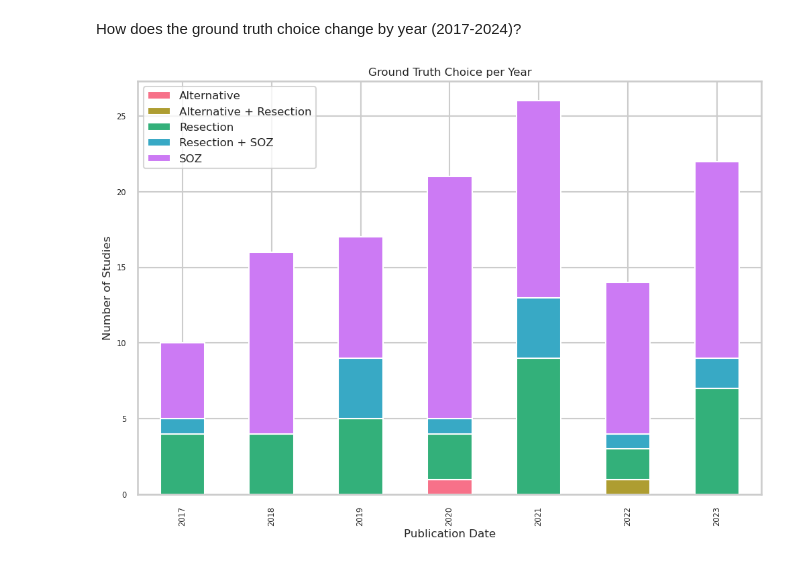
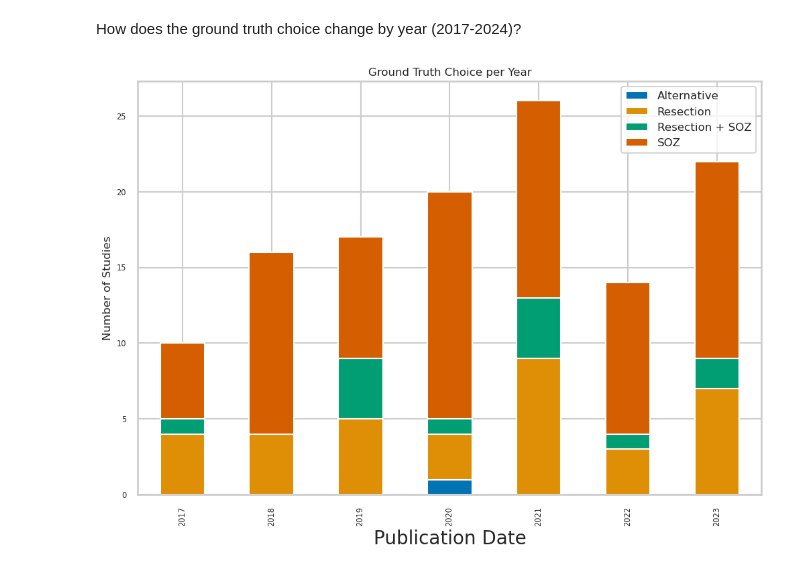
Before and after one commit to ivkarla/epigame, a Jupyter notebook: epirev/epirev_results_prelim.ipynb, the cells around one changed output. Cells and saved outputs as stored; diff of their text form; code cells hidden in the pictures.

```diff
--- a/epirev/epirev_results_prelim.ipynb
+++ b/epirev/epirev_results_prelim.ipynb
@@ -546,34 +721,35 @@ def standardize_ground_truth(value):
     # Split the string by newline, sort it, and join back with a consistent separator
     if type(value)==str:
         parts = sorted(value.split('\n'))
         return '\n'.join(parts)
     else: return value
 
 # Standardize the 'Ground Truth' values
 design_details_df = excel_data["Design Details"]
 
 design_details_df['Ground Truth\n[Question ID: 57640][Field ID: 93704x122089]'] = design_details_df['Ground Truth\n[Question ID: 57640][Field ID: 93704x122089]'].apply(standardize_ground_truth)
+design_details_df['Ground Truth\n[Question ID: 57640][Field ID: 93704x122089]'].replace({"Alternative Reference\nResection Area": "Resection Area"}, inplace=True)
 
 # Group by 'Publication Date' and 'Ground Truth' and count the occurrences
 grouped_df = design_details_df.groupby(['Publication Date', 'Ground Truth\n[Question ID: 57640][Field ID: 93704x122089]']).size().unstack(fill_value=0)
 
 # Define a color-blind friendly palette
-colors = sns.color_palette("husl", 5)
+colors = sns.color_palette("colorblind")
 
 # Create a bar plot with the custom color palette
 ax = grouped_df.plot(kind='bar', stacked=True, figsize=(12, 8), color=colors)
 
 # Set labels and title
-ax.set_xlabel('Publication Date', fontsize=12)
+ax.set_xlabel('Publication Date', fontsize=20)
 ax.set_ylabel('Number of Studies', fontsize=12)
 ax.set_title('Ground Truth Choice per Year', fontsize=12)
 
 # Show the legend
-legend_labels = ['Alternative', 'Alternative + Resection', 'Resection', 'Resection + SOZ', 'SOZ']
+legend_labels = ['Alternative', 'Resection', 'Resection + SOZ', 'SOZ']
 handles, _ = ax.get_legend_handles_labels()
 ax.legend(handles, legend_labels, fontsize=12)
 
 # Show the plot
 plt.show()
 # %% [output]
-[figure, old version]
+[figure, new version]
```
Also changed, not shown: parts of 24 cells of this notebook.
